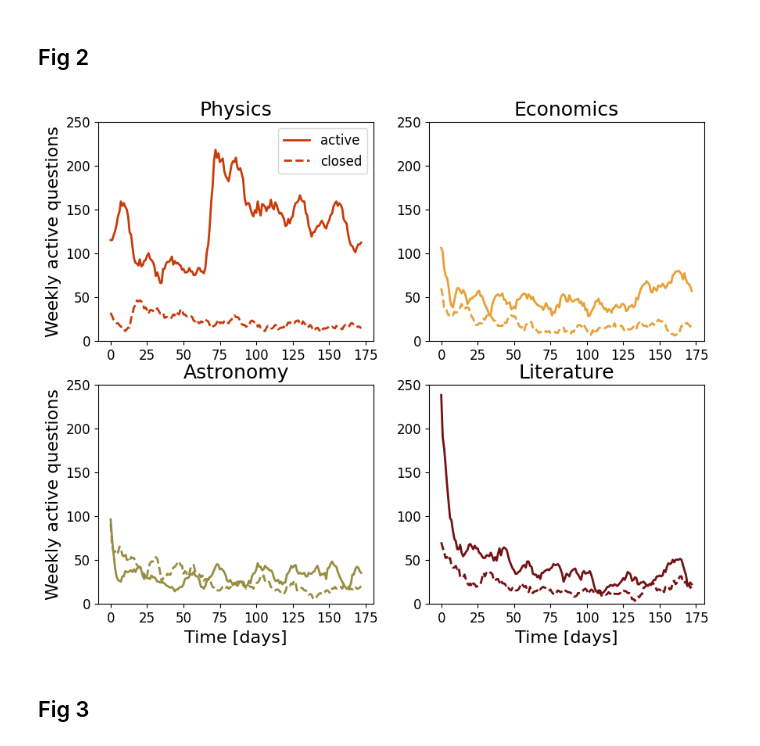
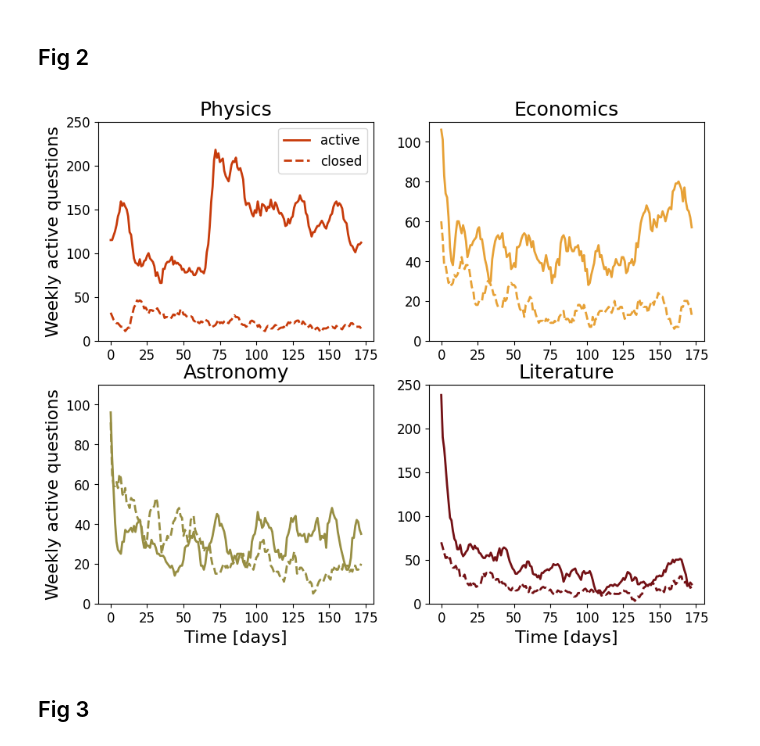
Before and after one commit to ana-vranic/Stack-Exchange-communities, a Jupyter notebook: Figures-ylimits.ipynb, the cells around one changed output. Saved outputs shown, nothing was run; the diff lists cells and outputs as text; code cells hidden in the pictures.

```diff
--- a/Figures-ylimits.ipynb
+++ b/Figures-ylimits.ipynb
@@ -49,11 +49,11 @@ for comm in communities:
 # %% [markdown]
 ## Fig 2
 # %%
-drawing_functions.single_variable_plot_square(data_questions,'Number_of_active_questions',colors, 'Weekly active questions', ylim=[(0,250)])
-                                              #ylim=[(0, 250), (0, 110), (0, 110), (0, 250)])
+drawing_functions.single_variable_plot_square(data_questions,'Number_of_active_questions',colors, 'Weekly active questions',
+                                              ylim=[(0, 250), (0, 110), (0, 110), (0, 250)])
 #plt.savefig(save_path+'Fig2.pdf', dpi=300, bbox_inches='tight')
 # %% [output]
-[figure, old version]
+[figure, new version]
 # %% [markdown]
 ## Fig 3
 # %%
```
Also changed, not shown: parts of 3 cells of this notebook, 2 other files.
